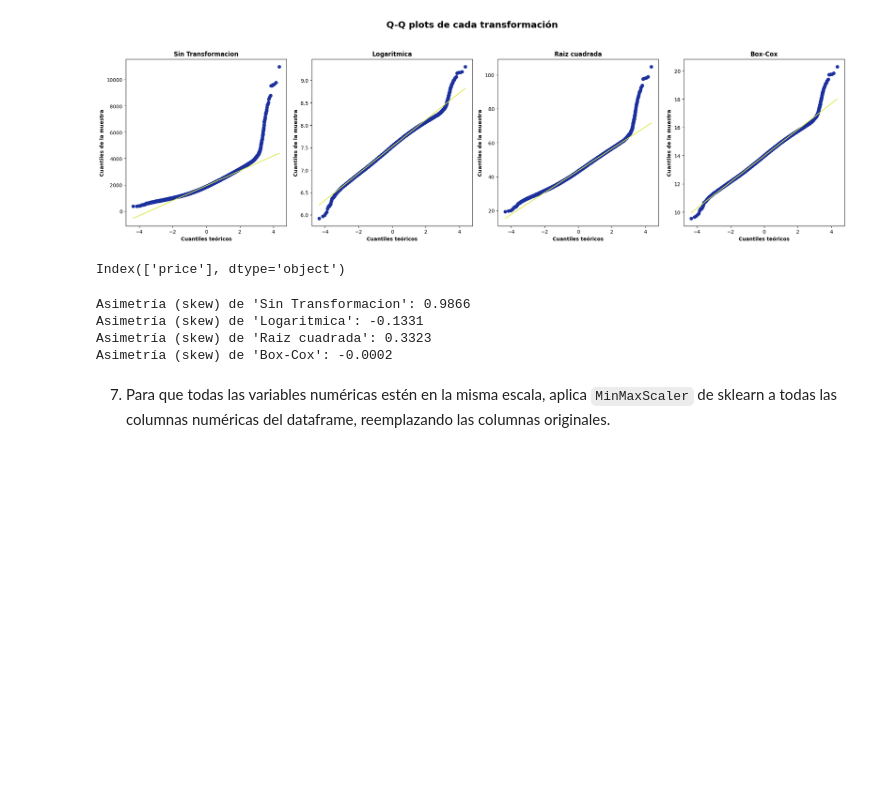
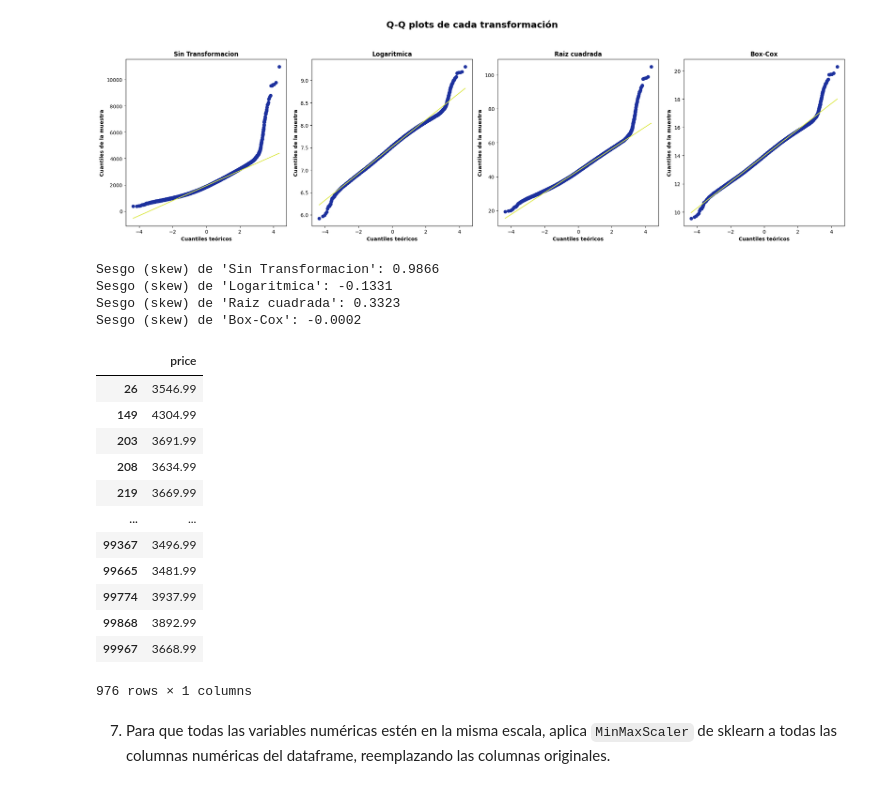
Before and after one commit to carloshgalvan95/Ciencia_Analitica_Datos, a Jupyter notebook: Modules/03_module/actividades/06_actividad/Actividad6FE.ipynb, the cells around one changed output. Cells and saved outputs as stored; diff of their text form; code cells hidden in the pictures; blank space fills up the shorter version.

```diff
--- a/Modules/03_module/actividades/06_actividad/Actividad6FE.ipynb
+++ b/Modules/03_module/actividades/06_actividad/Actividad6FE.ipynb
@@ -699,20 +699,38 @@ plt.tight_layout()
 plt.show()
 # %% [output]
 [figure]
-# %%
-price.columns
-# %% [output]
-Index(['price'], dtype='object')
 # %%
 # Calculamos y mostramos la asimetría (skew) de cada variable transformada en transformaciones_plot
 for nombre, datos in transformaciones_plot:
     sk = datos.skew()
-    print(f"Asimetría (skew) de '{nombre}': {sk:.4f}")
+    print(f"Sesgo (skew) de '{nombre}': {sk:.4f}")
 # %% [output]
-Asimetría (skew) de 'Sin Transformacion': 0.9866
-Asimetría (skew) de 'Logaritmica': -0.1331
-Asimetría (skew) de 'Raiz cuadrada': 0.3323
-Asimetría (skew) de 'Box-Cox': -0.0002
+Sesgo (skew) de 'Sin Transformacion': 0.9866
+Sesgo (skew) de 'Logaritmica': -0.1331
+Sesgo (skew) de 'Raiz cuadrada': 0.3323
+Sesgo (skew) de 'Box-Cox': -0.0002
+# %%
+Q1 = price.price.quantile(0.25)
+Q3 = price.price.quantile(0.75)
+IQR = Q3 - Q1
+
+BM = (price.price > (Q3 + 1.5 * IQR)) | (price.price < (Q1 - 1.5 * IQR))
+
+price[BM]
+# %% [output]
+|  | price |
+| 26 | 3546.99 |
+| 149 | 4304.99 |
+| 203 | 3691.99 |
+| 208 | 3634.99 |
+| 219 | 3669.99 |
+| ... | ... |
+| 99367 | 3496.99 |
+| 99665 | 3481.99 |
+| 99774 | 3937.99 |
+| 99868 | 3892.99 |
+| 99967 | 3668.99 |
+976 rows × 1 columns
 # %% [markdown]
 7. Para que todas las variables numéricas estén en la misma escala, aplica `MinMaxScaler` de sklearn a todas las columnas numéricas del dataframe, reemplazando las columnas originales.
 # %% [markdown]
```
Also changed, not shown: parts of 1 cell of this notebook.
